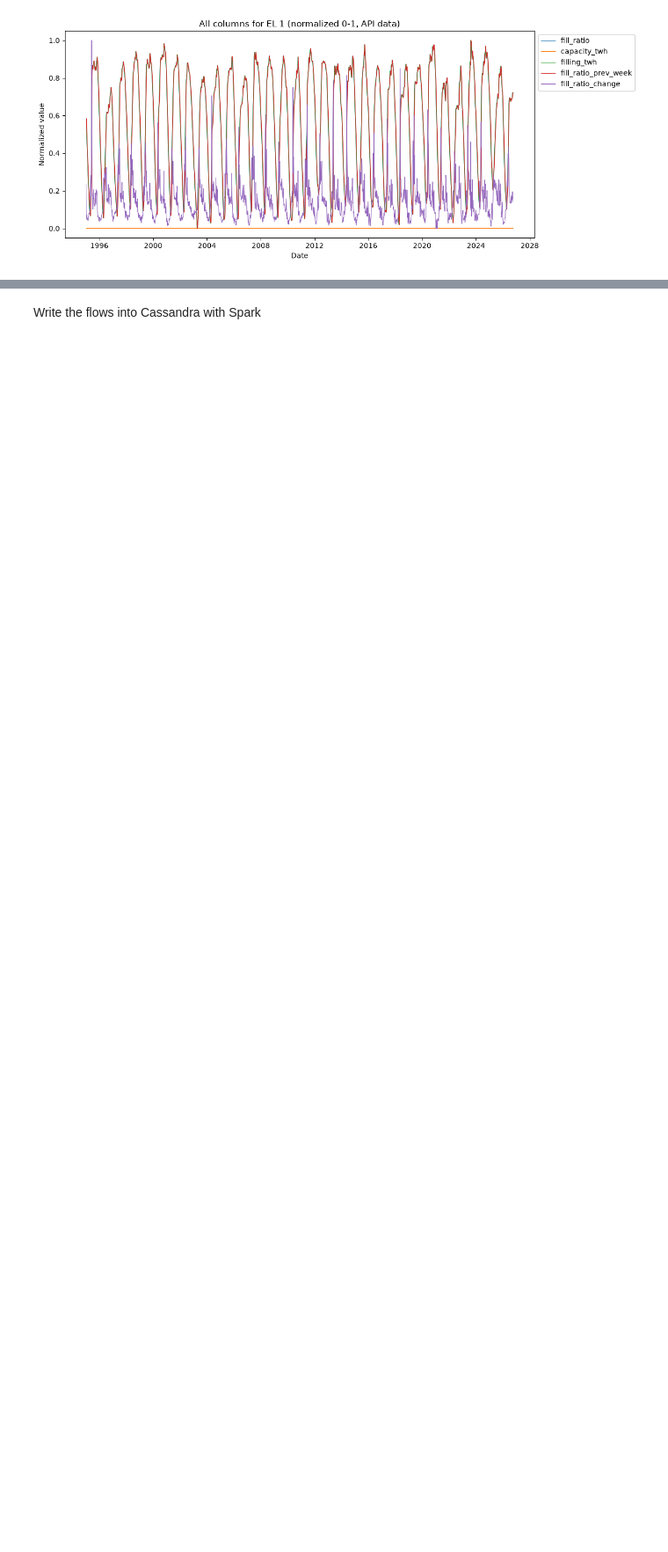
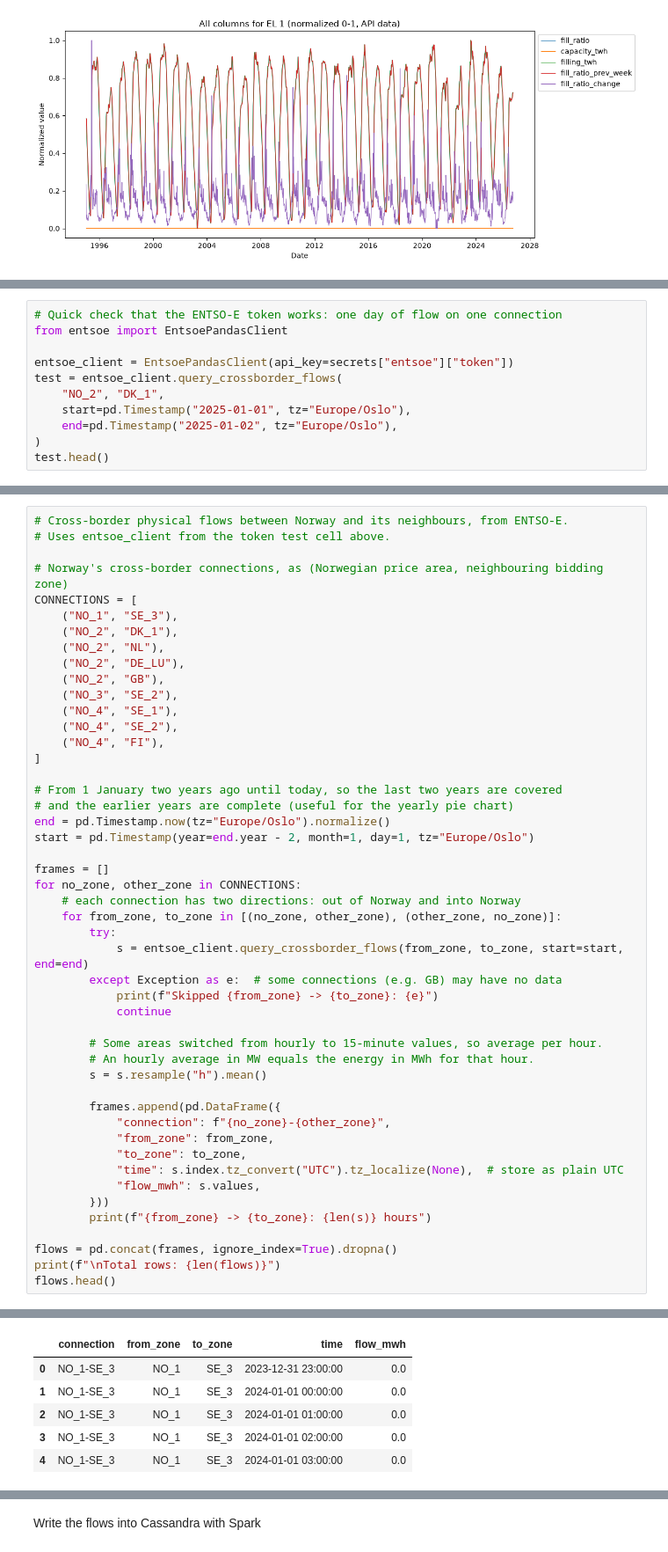
Before and after one commit to isach07/IND320_isachstevik, a Jupyter notebook: notebooks/project_work_part2.ipynb, the cells around one changed output, grey strips where cells are left out. Shown at 88% size. Cells and saved outputs as stored; diff of their text form; blank space fills up the shorter version.

```diff
--- a/notebooks/project_work_part2.ipynb
+++ b/notebooks/project_work_part2.ipynb
@@ -314,0 +317,11 @@ plt.show()
+# %%
+# Quick check that the ENTSO-E token works: one day of flow on one connection
+from entsoe import EntsoePandasClient
+
+entsoe_client = EntsoePandasClient(api_key=secrets["entsoe"]["token"])
+test = entsoe_client.query_crossborder_flows(
+    "NO_2", "DK_1",
+    start=pd.Timestamp("2025-01-01", tz="Europe/Oslo"),
+    end=pd.Timestamp("2025-01-02", tz="Europe/Oslo"),
+)
+test.head()
@@ -314,0 +349,49 @@ plt.show()
+# %%
+# Cross-border physical flows between Norway and its neighbours, from ENTSO-E.
+# Uses entsoe_client from the token test cell above.
+
+# Norway's cross-border connections, as (Norwegian price area, neighbouring bidding zone)
+CONNECTIONS = [
+    ("NO_1", "SE_3"),
+    ("NO_2", "DK_1"),
+    ("NO_2", "NL"),
+    ("NO_2", "DE_LU"),
+    ("NO_2", "GB"),
+    ("NO_3", "SE_2"),
+    ("NO_4", "SE_1"),
+    ("NO_4", "SE_2"),
+    ("NO_4", "FI"),
+]
+
+# From 1 January two years ago until today, so the last two years are covered
+# and the earlier years are complete (useful for the yearly pie chart)
+end = pd.Timestamp.now(tz="Europe/Oslo").normalize()
+start = pd.Timestamp(year=end.year - 2, month=1, day=1, tz="Europe/Oslo")
+
+frames = []
+for no_zone, other_zone in CONNECTIONS:
+    # each connection has two directions: out of Norway and into Norway
+    for from_zone, to_zone in [(no_zone, other_zone), (other_zone, no_zone)]:
+        try:
+            s = entsoe_client.query_crossborder_flows(from_zone, to_zone, start=start, end=end)
+        except Exception as e:  # some connections (e.g. GB) may have no data
+            print(f"Skipped {from_zone} -> {to_zone}: {e}")
+            continue
+
+        # Some areas switched from hourly to 15-minute values, so average per hour.
+        # An hourly average in MW equals the energy in MWh for that hour.
+        s = s.resample("h").mean()
+
+        frames.append(pd.DataFrame({
+            "connection": f"{no_zone}-{other_zone}",
+            "from_zone": from_zone,
+            "to_zone": to_zone,
+            "time": s.index.tz_convert("UTC").tz_localize(None),  # store as plain UTC
+            "flow_mwh": s.values,
+        }))
+        print(f"{from_zone} -> {to_zone}: {len(s)} hours")
+
+flows = pd.concat(frames, ignore_index=True).dropna()
+print(f"\nTotal rows: {len(flows)}")
+flows.head()
+# %% [output]
@@ -314,0 +418,6 @@ plt.show()
+|  | connection | from_zone | to_zone | time | flow_mwh |
+| 0 | NO_1-SE_3 | NO_1 | SE_3 | 2023-12-31 23:00:00 | 0.0 |
+| 1 | NO_1-SE_3 | NO_1 | SE_3 | 2024-01-01 00:00:00 | 0.0 |
+| 2 | NO_1-SE_3 | NO_1 | SE_3 | 2024-01-01 01:00:00 | 0.0 |
+| 3 | NO_1-SE_3 | NO_1 | SE_3 | 2024-01-01 02:00:00 | 0.0 |
+| 4 | NO_1-SE_3 | NO_1 | SE_3 | 2024-01-01 03:00:00 | 0.0 |
```
Also changed, not shown: parts of 11 cells of this notebook.
